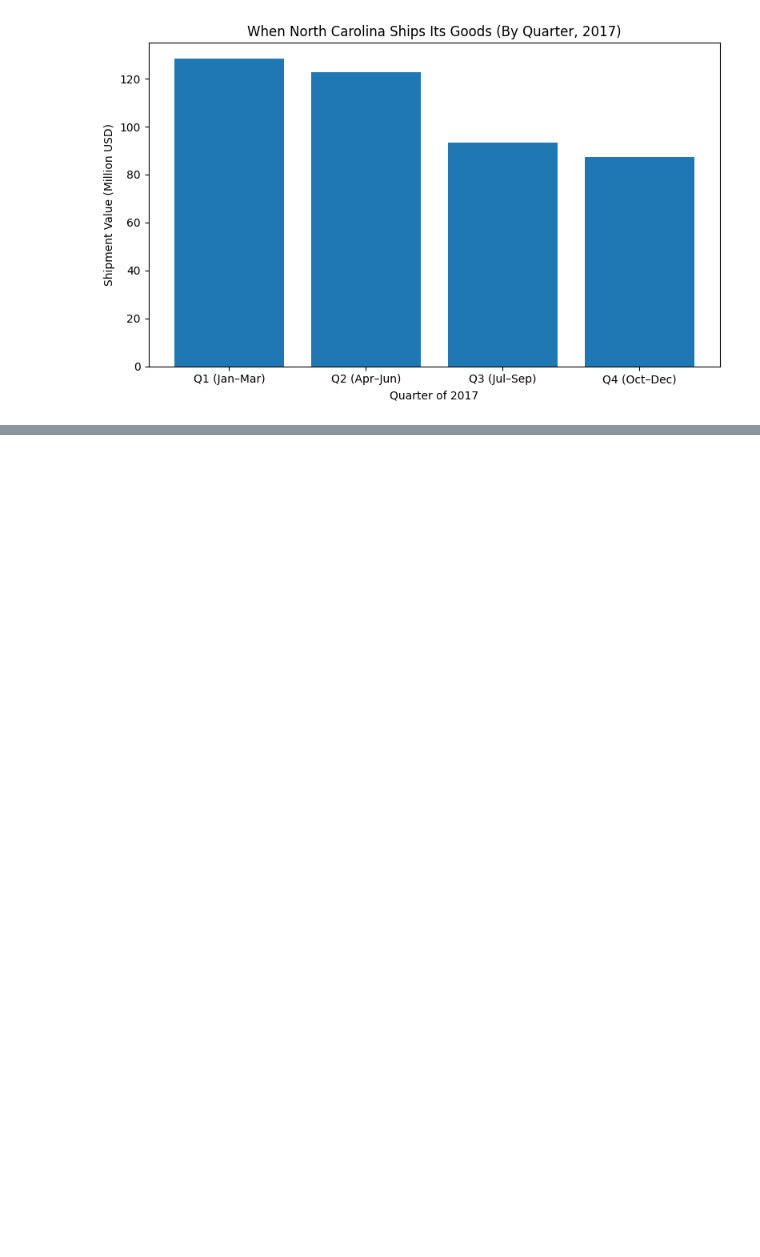
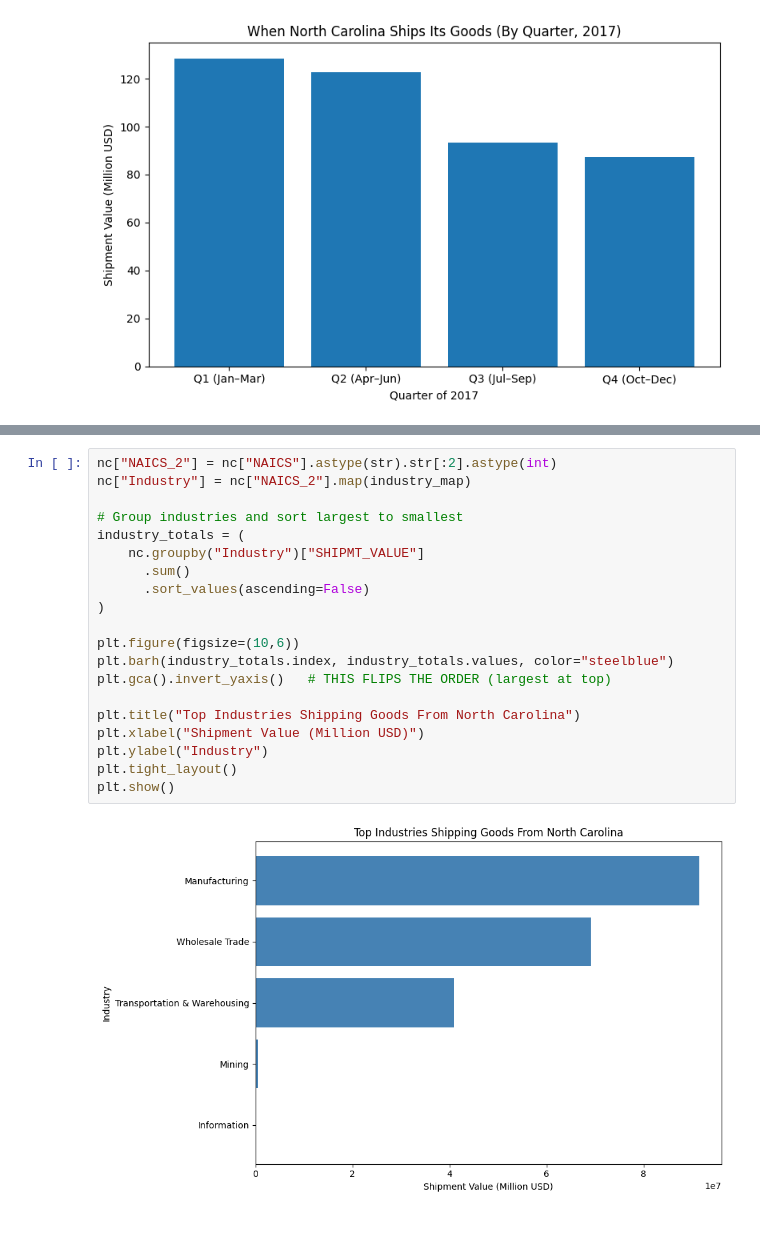
Before and after one commit to Taotlema/Data-Mining-Final-Project, a Jupyter notebook: Code/Visualization.ipynb, the cells around one changed output, grey strips where cells are left out. Drawn from its saved outputs; the diff is of its cells as text; blank space fills up the shorter version.

```diff
--- a/Code/Visualization.ipynb
+++ b/Code/Visualization.ipynb
@@ -153,2 +190,24 @@ plt.show()
+# %%
+nc["NAICS_2"] = nc["NAICS"].astype(str).str[:2].astype(int)
+nc["Industry"] = nc["NAICS_2"].map(industry_map)
+
+# Group industries and sort largest to smallest
+industry_totals = (
+    nc.groupby("Industry")["SHIPMT_VALUE"]
+      .sum()
+      .sort_values(ascending=False)
+)
+
+plt.figure(figsize=(10,6))
+plt.barh(industry_totals.index, industry_totals.values, color="steelblue")
+plt.gca().invert_yaxis()   # THIS FLIPS THE ORDER (largest at top)
+
+plt.title("Top Industries Shipping Goods From North Carolina")
+plt.xlabel("Shipment Value (Million USD)")
+plt.ylabel("Industry")
+plt.tight_layout()
+plt.show()
+# %% [output]
+[figure, added]
 # %% [markdown]
 ##
```
Also changed, not shown: parts of 3 cells of this notebook.
